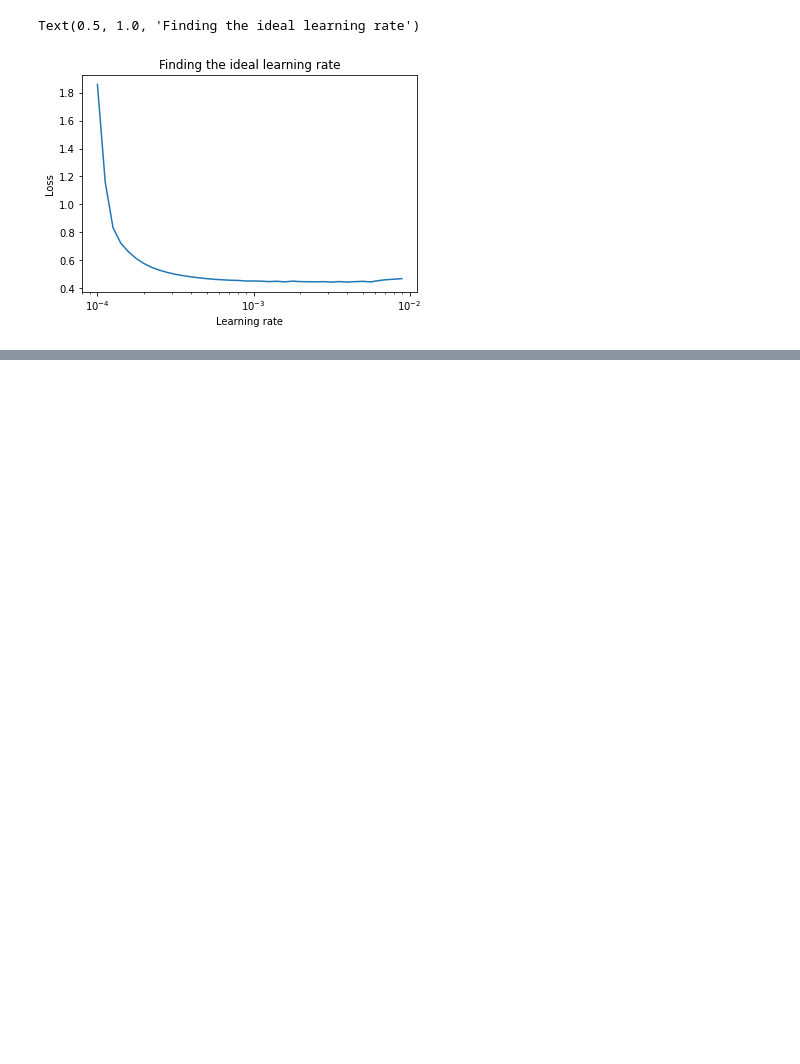
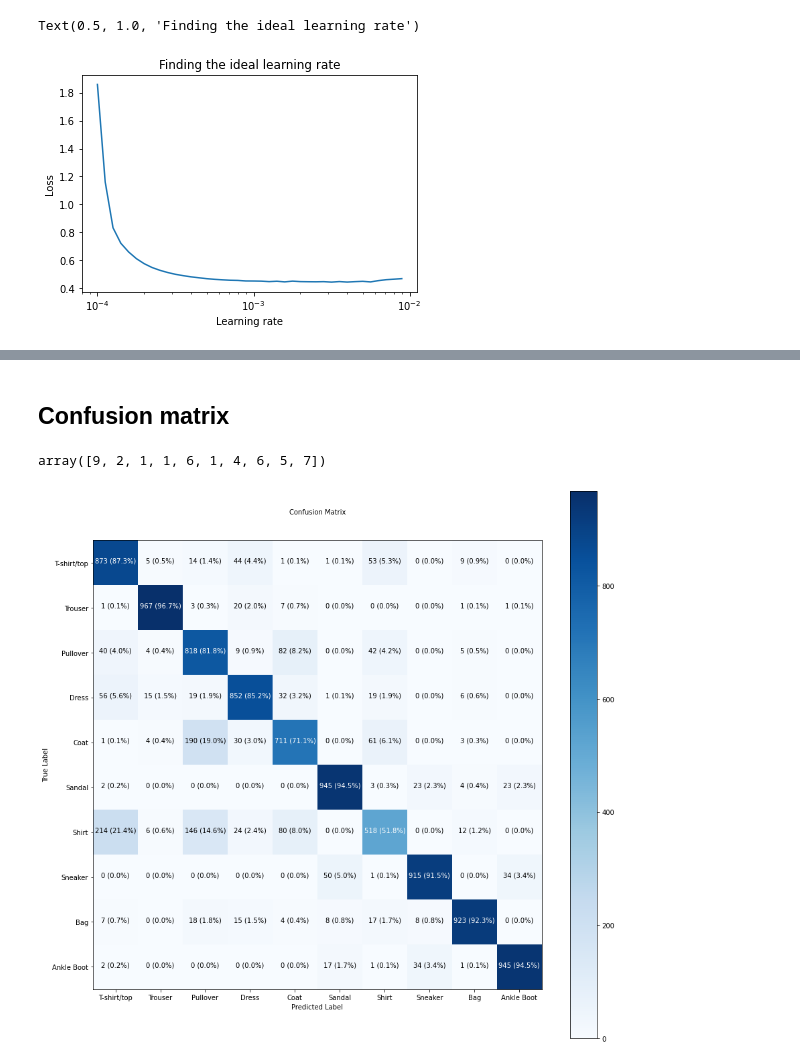
Before and after one commit to ThangDoan2001/TensorFlow_ZeroToHero, a Jupyter notebook: 02_neural_network_classification_with_tensorflow_homework.ipynb, the cells around one changed output, grey strips where cells are left out. Drawn from its saved outputs; the diff is of its cells as text; code cells hidden in the pictures; blank space fills up the shorter version.

```diff
--- a/02_neural_network_classification_with_tensorflow_homework.ipynb
+++ b/02_neural_network_classification_with_tensorflow_homework.ipynb
@@ -628,0 +645,25 @@ Epoch 25/25
+# %%
+# Set the random seed
+tf.random.set_seed(42)
+
+# 1. Create the model
+model_9 = tf.keras.Sequential([
+  tf.keras.layers.Flatten(input_shape=(28, 28)),
+  tf.keras.layers.Dense(10, activation=tf.keras.activations.relu),
+  tf.keras.layers.Dense(10, activation=tf.keras.activations.relu),
+  tf.keras.layers.Dense(10, activation=tf.keras.activations.relu),
+  tf.keras.layers.Dense(10, activation=tf.keras.activations.relu),
+  tf.keras.layers.Dense(10, activation=tf.keras.activations.relu),
+  tf.keras.layers.Dense(10, activation=tf.keras.activations.softmax)
+])
+
+# 2. Compile the model
+model_9.compile(loss=tf.keras.losses.SparseCategoricalCrossentropy(),
+                optimizer=tf.keras.optimizers.Adam(),
+                metrics=["accuracy"])
+
+# 3. Fit the model
+history_9 = model_9.fit(train_data_norm,
+                        train_labels,
+                        epochs=40,
+                        validation_data=(test_data_norm, test_labels))
@@ -628,0 +688,2 @@ Epoch 25/25
+# %% [markdown]
+## Confusion matrix
@@ -628,0 +741,18 @@ Epoch 25/25
+# %%
+# Create a small lít so we can index onto our training labels so they're human readable
+class_names = ["T-shirt/top", "Trouser", "Pullover", "Dress", "Coat", "Sandal", "Shirt", "Sneaker", "Bag", "Ankle Boot"]
+# %%
+y_pred = model_9.predict(test_data_norm)
+# %%
+y_pred = y_pred.argmax(axis=1)
+y_pred[:10]
+# %% [output]
+array([9, 2, 1, 1, 6, 1, 4, 6, 5, 7])
+# %%
+make_confusion_matrix(y_true=test_labels,
+                      y_pred=y_pred,
+                      classes=class_names,
+                      figsize=(15, 15),
+                      text_size=10)
+# %% [output]
+[figure, added]
```
Also changed, not shown: parts of 30 cells of this notebook.
